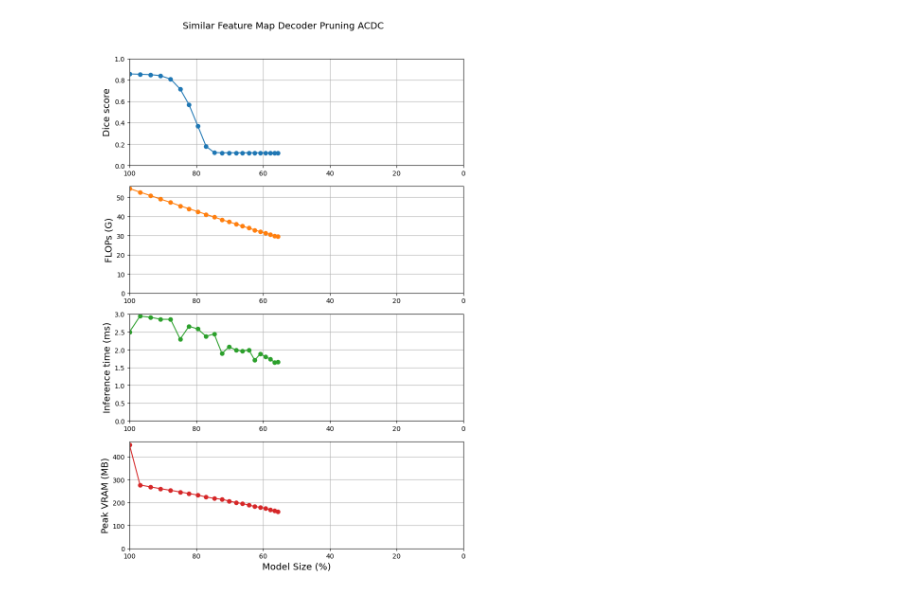
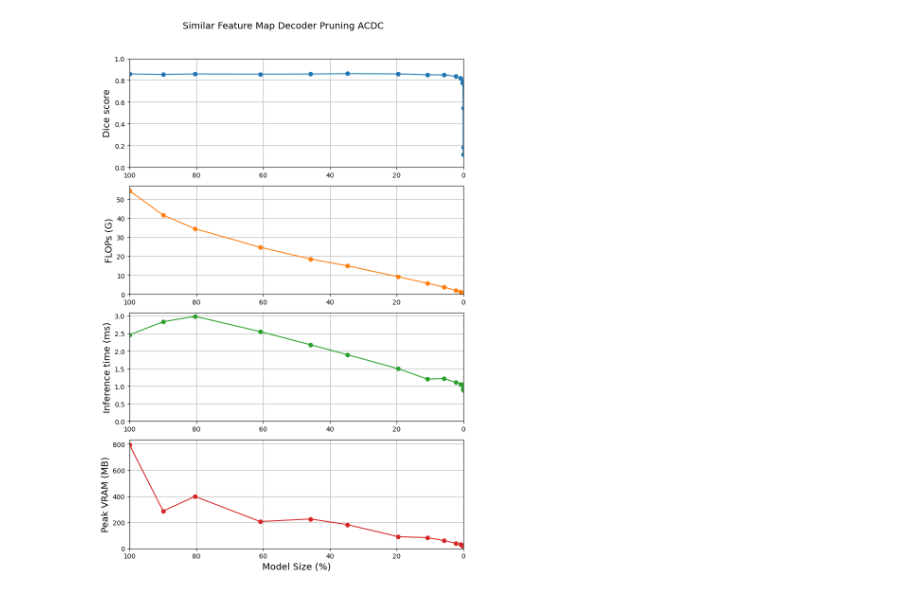
Before and after one commit to TijmenToxopeus/basic_UNet, a Jupyter notebook: src/notebooks/metrics_plots.ipynb, the cells around one changed output. Cells and saved outputs as stored; diff of their text form; code cells hidden in the pictures.

Commit message:
quick save before tackling correlation pruning

```diff
--- a/src/notebooks/metrics_plots.ipynb
+++ b/src/notebooks/metrics_plots.ipynb
@@ -420,32 +373,32 @@ def plot_pruning_summary(df, x_col, y_col):
     plt.plot(df[x_col], df[y_col[1]], marker="o", color="tab:orange")
     plt.ylabel("FLOPs (G)", fontsize=fs)
     plt.xlim(max(df[x_col]), 0)
     plt.ylim(bottom=0)
     plt.grid(True)
 
     # 3. Inference time
     plt.subplot(4, 1, 3)
     plt.plot(df[x_col], df[y_col[2]], marker="o", color="tab:green")
     plt.ylabel("Inference time (ms)", fontsize=fs)
     plt.xlim(max(df[x_col]), 0)
     plt.ylim(bottom=0)
     plt.grid(True)
 
     # 4. VRAM
     plt.subplot(4, 1, 4)
     plt.plot(df[x_col], df[y_col[3]], marker="o", color="tab:red")
     plt.xlabel("Model Size (%)", fontsize=fs)
     plt.ylabel("Peak VRAM (MB)", fontsize=fs)
     plt.xlim(max(df[x_col]), 0)
     plt.ylim(bottom=0)
     plt.grid(True)
 
     plt.suptitle(f'Similar Feature Map Decoder Pruning ACDC', fontsize=fs)
     plt.tight_layout(rect=[0, 0, 1, 0.96])
     plt.show()
 
 
 
-plot_pruning_summary(df, "model_size_pct", ["mean_dice_fg", "flops_g", "inference_ms", "vram_peak_mb"])
+plot_pruning_summary(df_uniform, "model_size_pct", ["mean_dice_fg", "flops_g", "inference_ms", "vram_peak_mb"])
 # %% [output]
-[figure, old version]
+[figure, new version]
```
Also changed, not shown: parts of 3 cells of this notebook, 8 other files.
